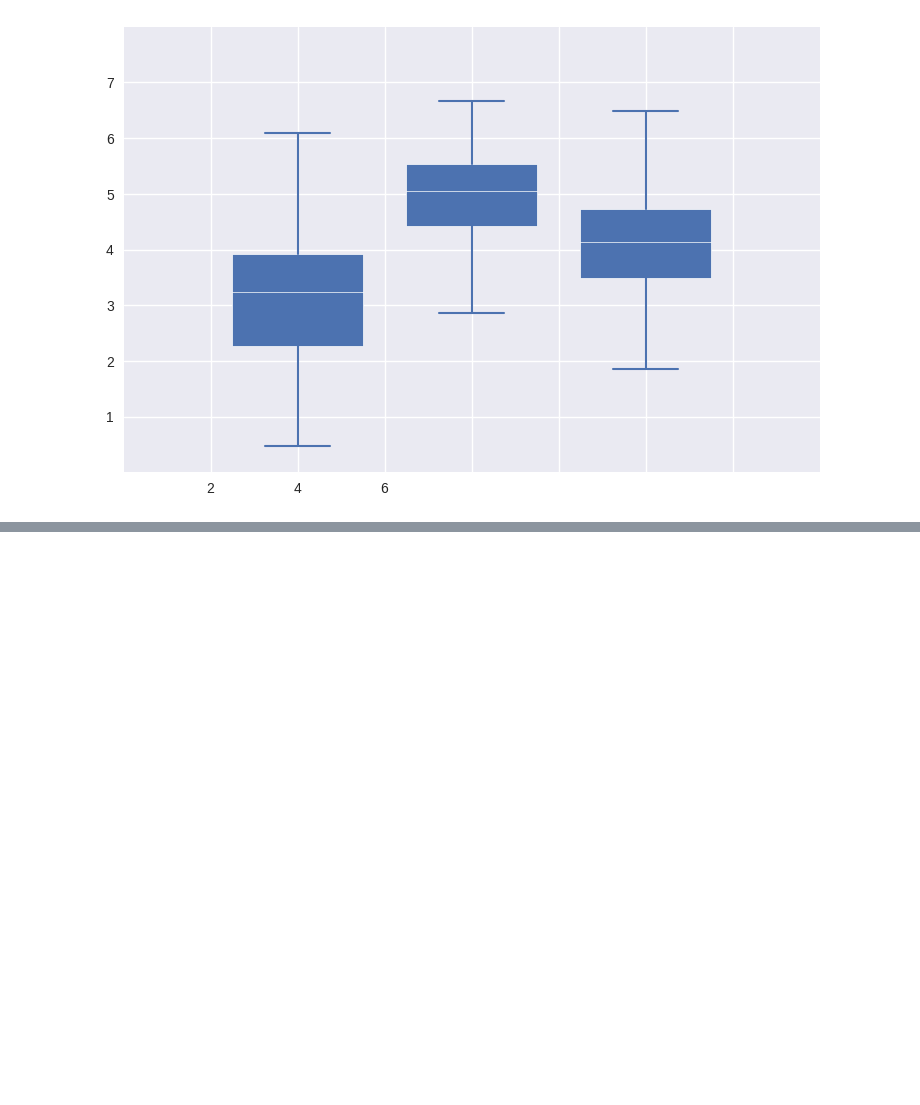
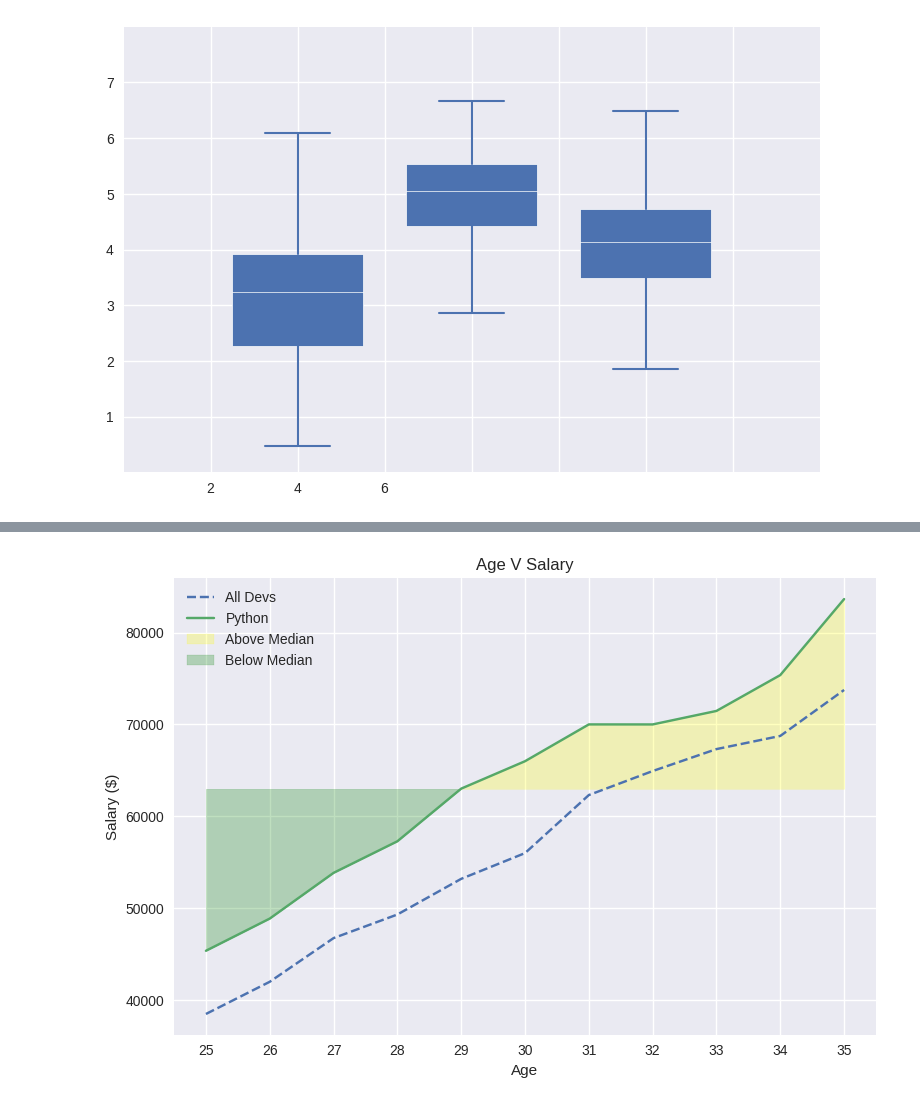
Before and after one commit to Mark12481632/Python-Language, a Jupyter notebook: Matplotlib.ipynb, the cells around one changed output, grey strips where cells are left out. Saved outputs shown, nothing was run; the diff lists cells and outputs as text; code cells hidden in the pictures; blank space fills up the shorter version.

```diff
--- a/Matplotlib.ipynb
+++ b/Matplotlib.ipynb
@@ -478,0 +582,34 @@ drwxr-xr-x 4 root root  4096 May  9 13:24 .config
+# %%
+# Plot fills (4)
+
+plt.plot(ages, dev_salaries, label='All Devs', linestyle='--')
+plt.plot(ages, py_dev_salaries, label='Python')
+
+median_salary = 63000
+
+# Fill area between ages and Python salaries.
+# As before, but 3rd argumnet (y2) defaulted to zero => fill was down to x-axis.
+# Fill defined by condition.
+# Note: we have np.array(py_dev_salaries) > median_salary since py_dev_salaries
+#       is a list and here > would make no sense!
+plt.fill_between(ages, py_dev_salaries, median_salary,
+                 where=(np.array(py_dev_salaries) > median_salary),
+                 interpolate=True,
+                 alpha=0.25, color='yellow', label='Above Median')
+
+# Can also add...
+plt.fill_between(ages, py_dev_salaries, median_salary,
+                 where=(np.array(py_dev_salaries) < median_salary),
+                 interpolate=True,
+                 alpha=0.25, color='green', label='Below Median')
+
+plt.legend()
+
+# plt.title => ax.set_title, plt.xlabel => ax.set_xlabel, etc.
+plt.xlabel('Age')
+plt.ylabel('Salary ($)')
+plt.title('Age V Salary')
+
+plt.tight_layout()
+# %% [output]
+[figure, added]
```
Also changed, not shown: parts of 6 cells of this notebook.
